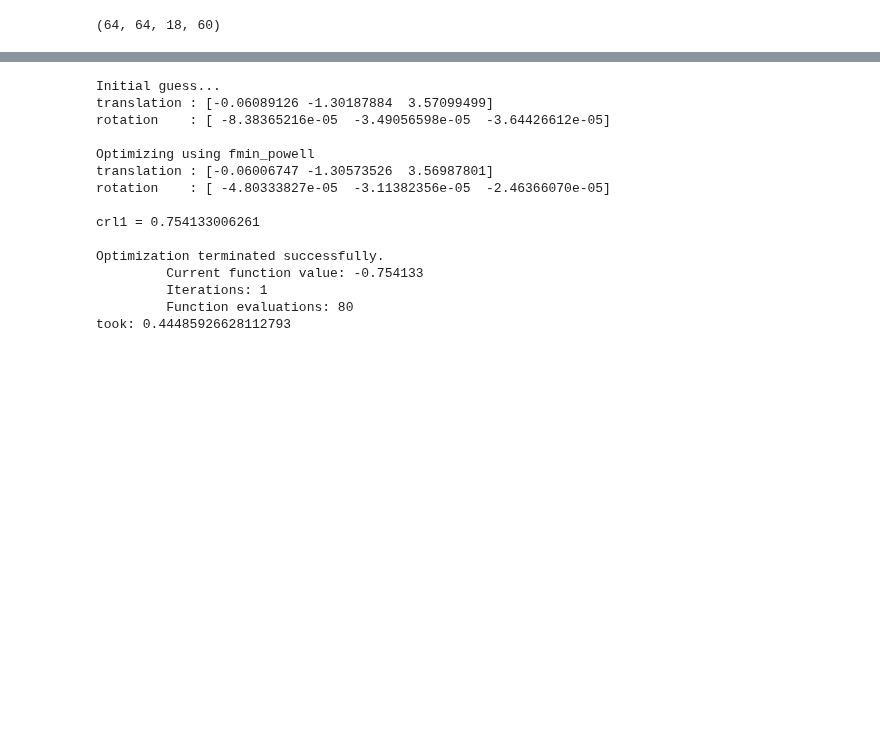
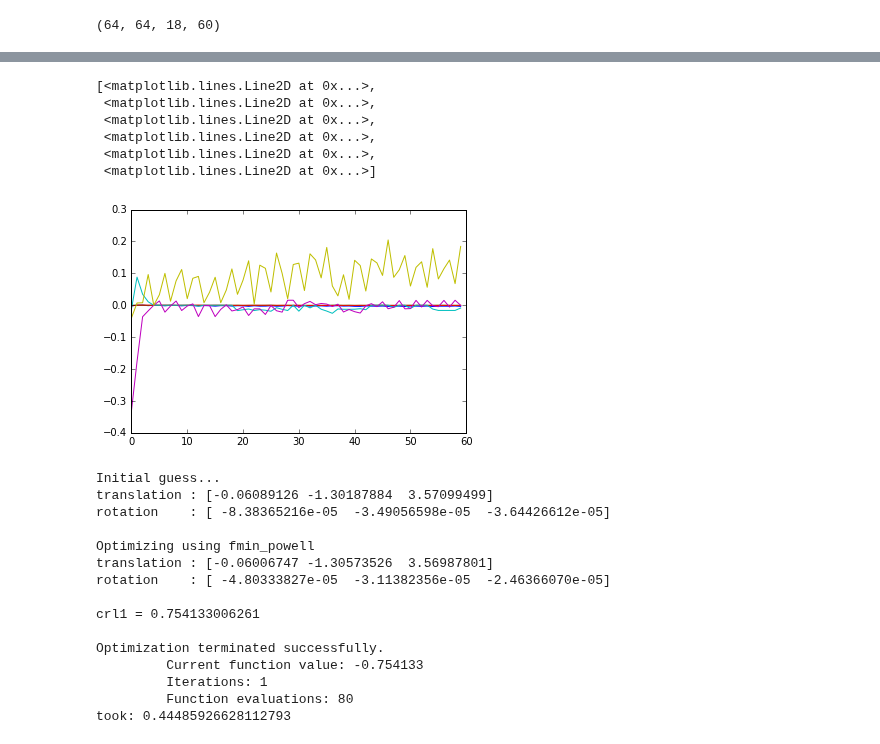
Before and after one commit to jeffmacinnes/pyneal, a Jupyter notebook: sandbox/motionTests.ipynb, the cells around one changed output, grey strips where cells are left out. Cells and saved outputs as stored; diff of their text form; code cells hidden in the pictures; blank space fills up the shorter version.

```diff
--- a/sandbox/motionTests.ipynb
+++ b/sandbox/motionTests.ipynb
@@ -109,3 +105,13 @@ testVol2 = nib.Nifti1Image(testVol2, affine)
+# %%
+plt.plot(mcf)
+# %% [output]
+[<matplotlib.lines.Line2D at 0x...>,
+ <matplotlib.lines.Line2D at 0x...>,
+ <matplotlib.lines.Line2D at 0x...>,
+ <matplotlib.lines.Line2D at 0x...>,
+ <matplotlib.lines.Line2D at 0x...>,
+ <matplotlib.lines.Line2D at 0x...>]
+[figure, added]
 # %%
 reg = HistogramRegistration(testVol2, refVol, from_bins=128, to_bins=128, interp="pv", smooth=10)
 start = time.time()
```
Also changed, not shown: parts of 17 cells of this notebook, 5 other files.
